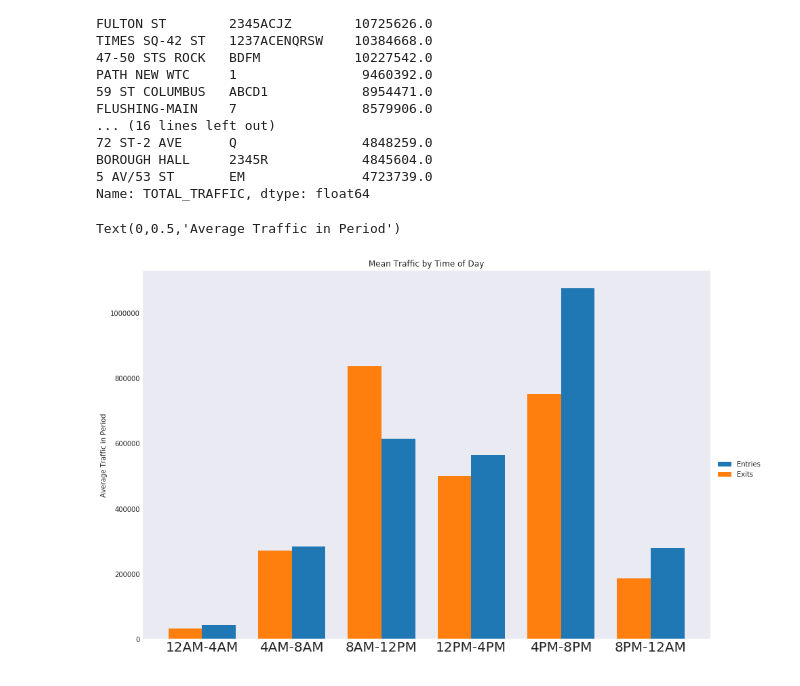
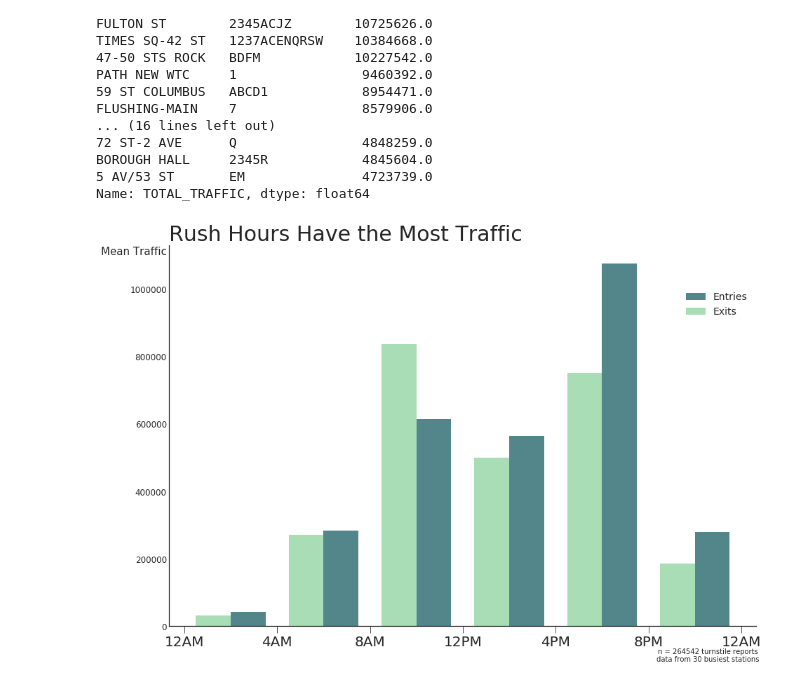
Before and after one commit to dlahtou/Benson_team1_sea18, a Jupyter notebook: Dan's Workweek-Days Time-of-Day Bar Plot.ipynb, the cells around one changed output. Cells and saved outputs as stored; diff of their text form; code cells hidden in the pictures.

Commit message:
updated files (mostly graphing changes)

```diff
--- a/Dan's Workweek-Days Time-of-Day Bar Plot.ipynb
+++ b/Dan's Workweek-Days Time-of-Day Bar Plot.ipynb
@@ -10,7 +10,7 @@ from os import listdir
 import matplotlib.pyplot as plt
 import seaborn as sns
 
-sns.set_style("dark") #lolidk
+sns.set_style("white") #lolidk
 # %% [output]
 Populating the interactive namespace from numpy and matplotlib
 # %%
@@ -70,17 +70,24 @@ df_time_means.set_index(['TIME'], inplace=True)
 # %%
 plt.figure(figsize=[15,10])
 
 #plt.bar(np.arange(0,24,4), df_time_means['TOTAL_TRAFFIC'], width=2)
 
-plt.bar(np.arange(0,24,4), df_time_means['ENTRY_DIFFS'], width=1.5, align='edge', label='Entries')
-plt.bar(np.arange(-1.5,22.5,4), df_time_means['EXIT_DIFFS'], width=1.5, align='edge', label='Exits')
+plt.bar(np.arange(0,24,4), df_time_means['ENTRY_DIFFS'], width=1.5, align='edge', label='Entries', color = '#53868B')
+plt.bar(np.arange(-1.5,22.5,4), df_time_means['EXIT_DIFFS'], width=1.5, align='edge', label='Exits', color = '#a8ddb5')
 
-timeperiod_labels = ['12AM-4AM', '4AM-8AM', '8AM-12PM', '12PM-4PM', '4PM-8PM', '8PM-12AM']
+timeperiod_labels = ['12AM', '4AM', '8AM', '12PM', '4PM', '8PM', '12AM']
 
-plt.title("Mean Traffic by Time of Day")
-plt.xticks(np.arange(0,24,4), timeperiod_labels, size=20)
-plt.legend(bbox_to_anchor=[1.1,0.5])
-plt.ylabel("Average Traffic in Period")
+ax = plt.gca()
+plt.title("Rush Hours Have the Most Traffic", size=30, loc='left')
+plt.xticks(np.arange(-2,26,4), timeperiod_labels, size=20)
+plt.yticks(np.arange(0,1200000,200000), size =12)
+plt.legend(bbox_to_anchor=[1,0.9], fontsize=14)
+plt.ylabel("Mean Traffic", rotation=0, labelpad = 75, size = 15)
+sns.despine()
+ax.yaxis.set_label_coords(-0.06, 0.97)
+ax.tick_params(axis='x', length=10)
+plt.gcf().text(0.77,0.07, "n = 264542 turnstile reports")
+plt.gcf().text(0.768,0.055, "data from 30 busiest stations")
+plt.savefig('TimeofDay-Test.png')
 # %% [output]
-Text(0,0.5,'Average Traffic in Period')
-[figure, old version]
+[figure, new version]
```
Also changed, not shown: parts of 1 cell of this notebook, 1 other file.
